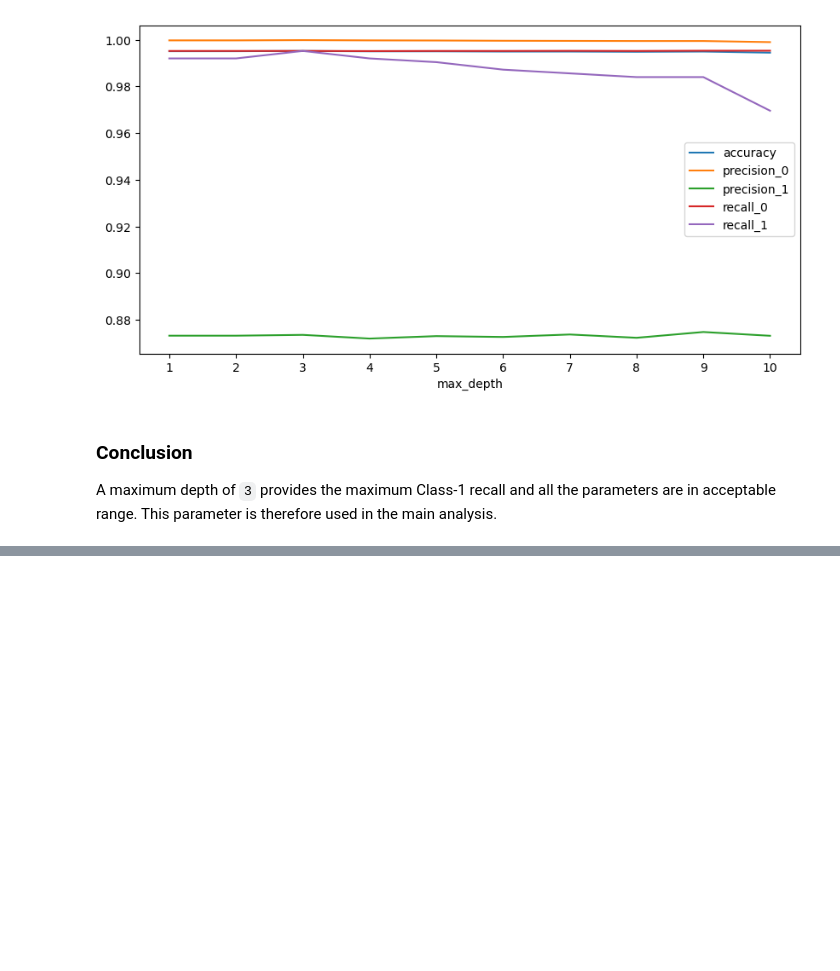
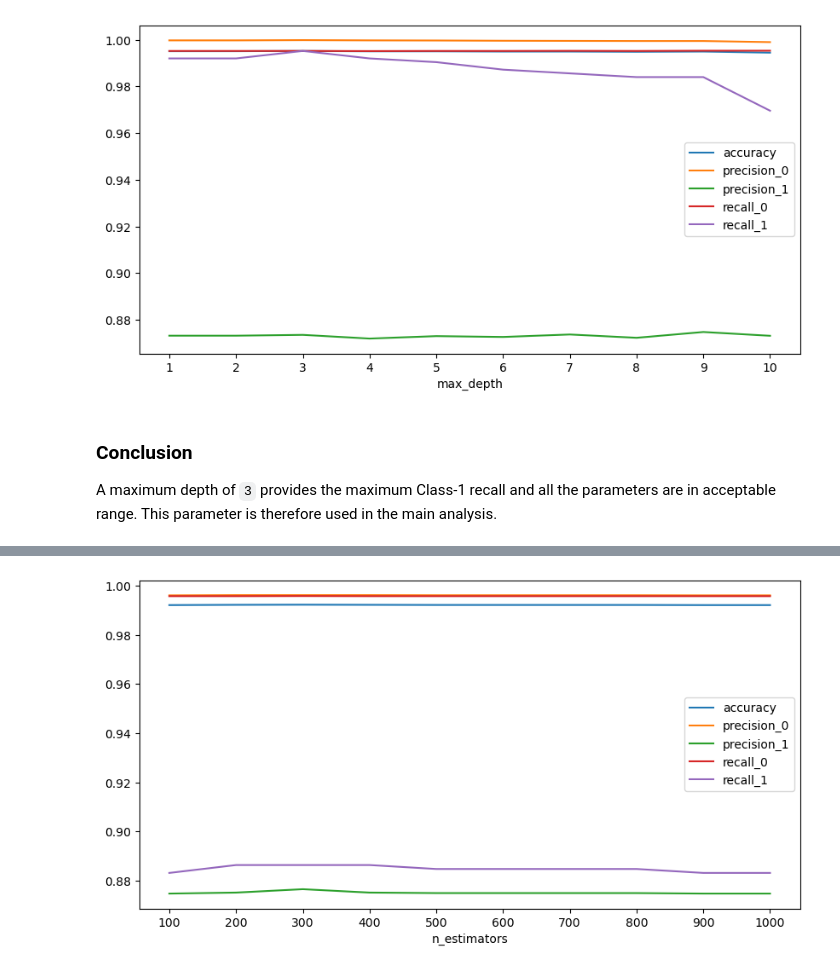
Before and after one commit to benoitchamot/credit-risk-classification, a Jupyter notebook: models_optimisation.ipynb, the cells around one changed output, grey strips where cells are left out. Cells and saved outputs as stored; diff of their text form; code cells hidden in the pictures; blank space fills up the shorter version.

```diff
--- a/models_optimisation.ipynb
+++ b/models_optimisation.ipynb
@@ -111,0 +120,33 @@ A maximum depth of `3` provides the maximum Class-1 recall and all the parameter
+# %%
+estimators = [100, 200, 300, 400, 500, 600, 700, 800, 900, 1000]
+
+# Create empty list to save results
+metrics = []
+
+for estimator in estimators:
+    print(f"Generate forest with {estimator} estimators")
+
+    # Create a random forest classifier
+    model_5 = RandomForestClassifier(n_estimators=estimator, random_state=1)
+
+    # Fitting the model
+    model_5 = model_5.fit(X_train_scaled, y_train)
+
+    # Making predictions
+    predictions_5 = model_5.predict(X_test_scaled)
+
+    # Model performance
+    model_5_metrics = model_performance(y_test, predictions_5, False)
+
+    # Add an element to store the max depth
+    model_5_metrics['n_estimators'] = estimator
+
+    # Add the dictionary to the metrics list
+    metrics.append(model_5_metrics)
+
+# Save the metrics to a DataFrame
+metrics_df = pd.DataFrame(metrics)
+
+# Reorder the colunms
+metrics_df = metrics_df[['n_estimators', 'accuracy', 'precision_0', 'precision_1', 'recall_0', 'recall_1']]
+metrics_df.sort_values('recall_1', ascending=False)
@@ -111,0 +175,6 @@ A maximum depth of `3` provides the maximum Class-1 recall and all the parameter
+# %%
+metrics_df.plot.line(x = 'n_estimators', figsize = (10,5))
+plt.xticks(estimators)
+plt.show()
+# %% [output]
+[figure, added]
```
Also changed, not shown: parts of 12 cells of this notebook, 6 other files.
